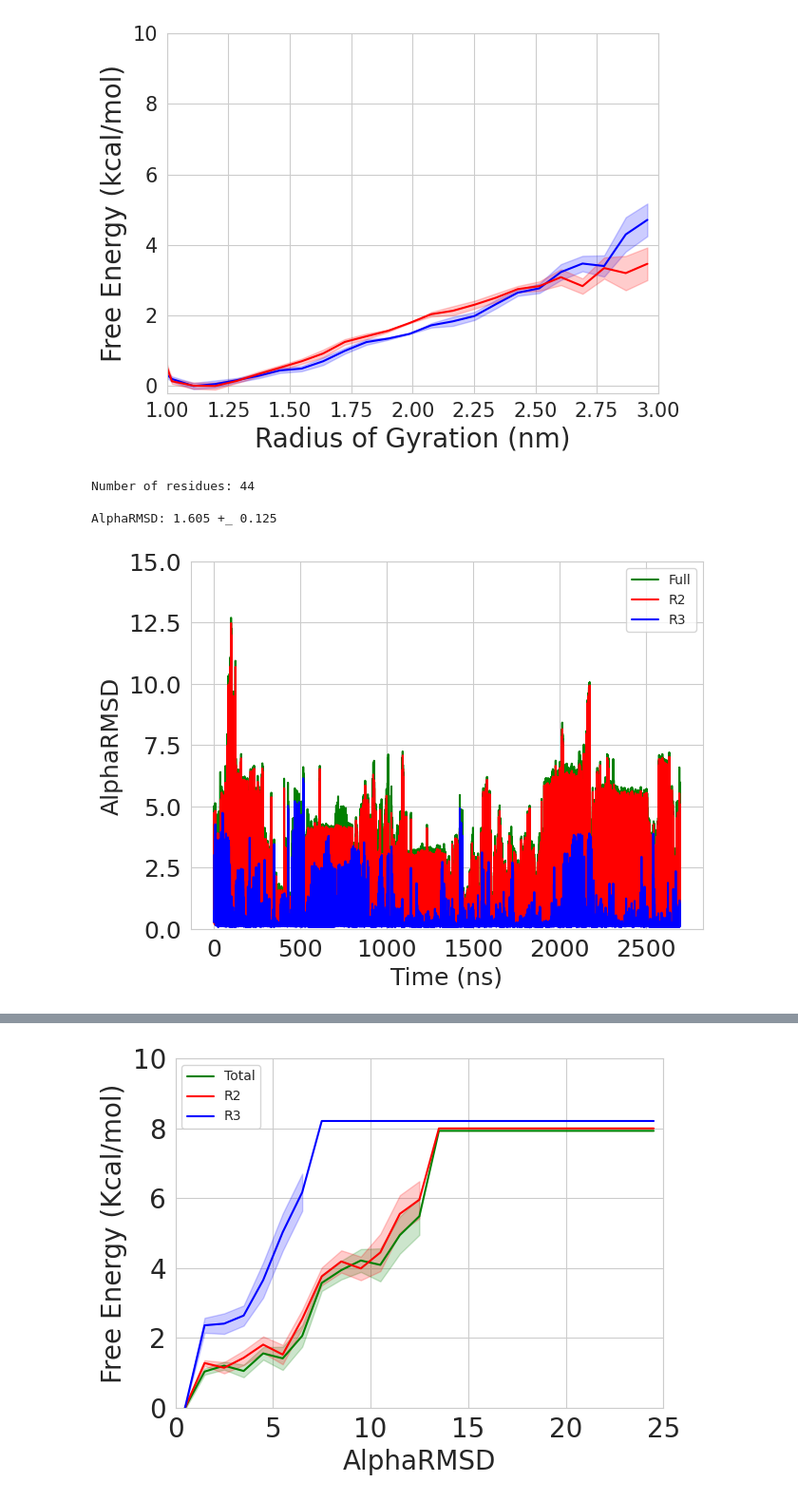
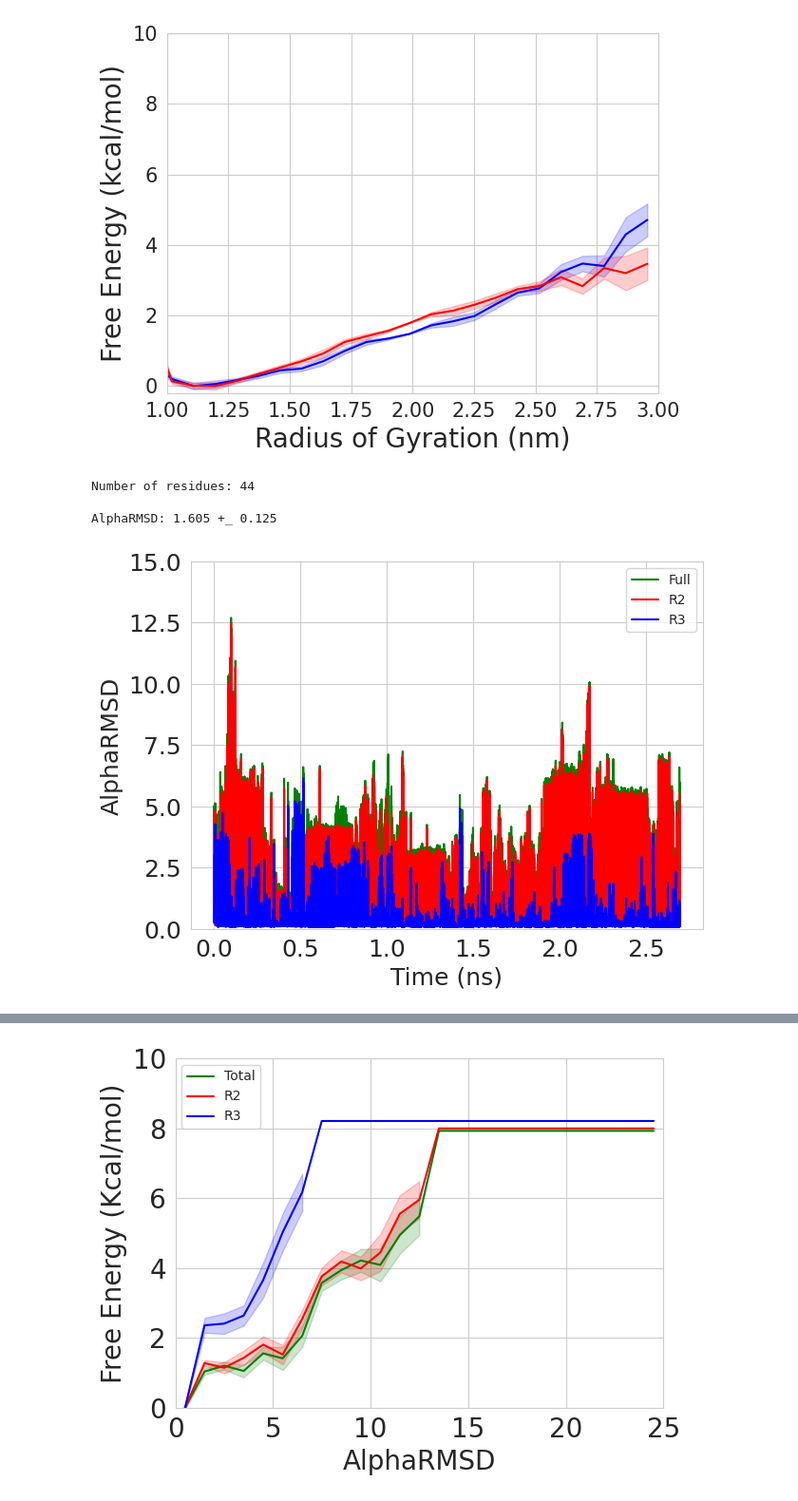
Before and after one commit to koreyr/16HD_FUS, a Jupyter notebook: hdFUS/Reid_FUS0.43_16hd.20221005.ipynb, the cells around one changed output, grey strips where cells are left out. Shown at 95% size. Saved outputs shown, nothing was run; the diff lists cells and outputs as text; code cells hidden in the pictures.

```diff
--- a/hdFUS/Reid_FUS0.43_16hd.20221005.ipynb
+++ b/hdFUS/Reid_FUS0.43_16hd.20221005.ipynb
@@ -368,36 +368,36 @@ for i in range(RMS_start, RMS_stop):
     RMS.append(rmsd)
 RMS = np.asarray(RMS)
 RMS
 
 Sa_sum = np.zeros((trj.n_frames))
 Sa = (1.0-(RMS/0.10)**8)/(1.0-(RMS/0.10)**12)
 Sa_ave = np.average(Sa, axis=1)
 Sa_total = np.sum(Sa, axis=0)
 Sa_R2 = np.sum(Sa[0:21], axis=0)
 Sa_R3 = np.sum(Sa[22:43], axis=0)
 time = np.arange(0,len(Sa_total))*0.08
 
 print("AlphaRMSD:%6.3lf" % np.average(Sa_total),
       "+_%6.3lf" % block(Sa_total)**.5)
 
 N = 300
-plt.plot(time,Sa_total, label='Full', c='g')
-plt.plot(time,Sa_R2, label='R2', c='r')
-plt.plot(time,Sa_R3, label='R3', c='b')
+plt.plot(time/1000,Sa_total, label='Full', c='g')
+plt.plot(time/1000,Sa_R2, label='R2', c='r')
+plt.plot(time/1000,Sa_R3, label='R3', c='b')
 plt.legend()
 plt.xlabel('Time (ns)', size=18)
 plt.ylabel('AlphaRMSD', size=18)
 plt.tick_params(labelsize=18)
 plt.tight_layout()
 plt.ylim(0, 15)
 plt.savefig(outdir+'Sa.timecourse.png')
 np.savetxt(outdir+'Sa_total.dat', Sa_total)
 np.savetxt(outdir+'Sa_total.R2.dat', Sa_R2)
 np.savetxt(outdir+'Sa_total.R3.dat', Sa_R3)
 # %% [output]
 Number of residues: 44
 
 AlphaRMSD: 1.605 +_ 0.125
-[figure, old version]
+[figure, new version]
 # %%
 N = 100
```
Also changed, not shown: parts of 21 cells of this notebook, 48 other files.
